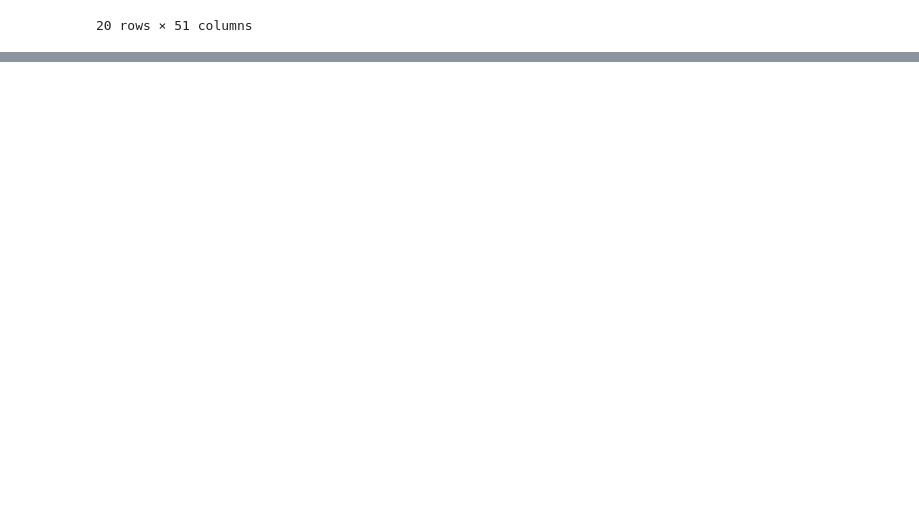
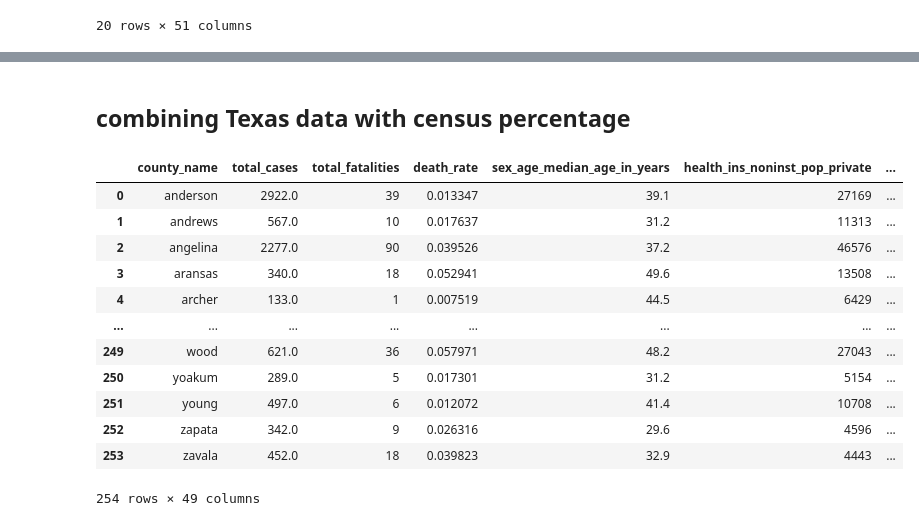
Before and after one commit to cxclark/covid19-analysis, a Jupyter notebook: code/Texas_total cases-death-census.ipynb, the cells around one changed output, grey strips where cells are left out. Drawn from its saved outputs; the diff is of its cells as text; code cells hidden in the pictures; blank space fills up the shorter version.

```diff
--- a/code/Texas_total cases-death-census.ipynb
+++ b/code/Texas_total cases-death-census.ipynb
@@ -537,0 +620,2 @@ census_df.sample(20, random_state=22)
+# %%
+census_percent.sort_values(by='county_name', ascending=True, inplace=True)
@@ -537,0 +638,3 @@ census_df.sample(20, random_state=22)
+# %%
+census_percent.reset_index(inplace=True)
+census_percent
@@ -537,0 +655,3 @@ census_df.sample(20, random_state=22)
+# %%
+census_percent.drop(columns='index', inplace=True)
+census_percent
@@ -537,0 +696,20 @@ census_df.sample(20, random_state=22)
+# %% [markdown]
+## combining Texas data with census percentage
+# %%
+texas_combined_census_percentage = pd.merge(texas_combined, census_percent, on='county_name', left_index=True, right_index=True)
+# %%
+texas_combined_census_percentage
+# %% [output]
+|  | county_name | total_cases | total_fatalities | death_rate | sex_age_median_age_in_years | health_ins_noninst_pop_private | ... |
+| 0 | anderson | 2922.0 | 39 | 0.013347 | 39.1 | 27169 | ... |
+| 1 | andrews | 567.0 | 10 | 0.017637 | 31.2 | 11313 | ... |
+| 2 | angelina | 2277.0 | 90 | 0.039526 | 37.2 | 46576 | ... |
+| 3 | aransas | 340.0 | 18 | 0.052941 | 49.6 | 13508 | ... |
+| 4 | archer | 133.0 | 1 | 0.007519 | 44.5 | 6429 | ... |
+| ... | ... | ... | ... | ... | ... | ... | ... |
+| 249 | wood | 621.0 | 36 | 0.057971 | 48.2 | 27043 | ... |
+| 250 | yoakum | 289.0 | 5 | 0.017301 | 31.2 | 5154 | ... |
+| 251 | young | 497.0 | 6 | 0.012072 | 41.4 | 10708 | ... |
+| 252 | zapata | 342.0 | 9 | 0.026316 | 29.6 | 4596 | ... |
+| 253 | zavala | 452.0 | 18 | 0.039823 | 32.9 | 4443 | ... |
+254 rows × 49 columns
```
Also changed, not shown: parts of 13 cells of this notebook, 10 other files.
